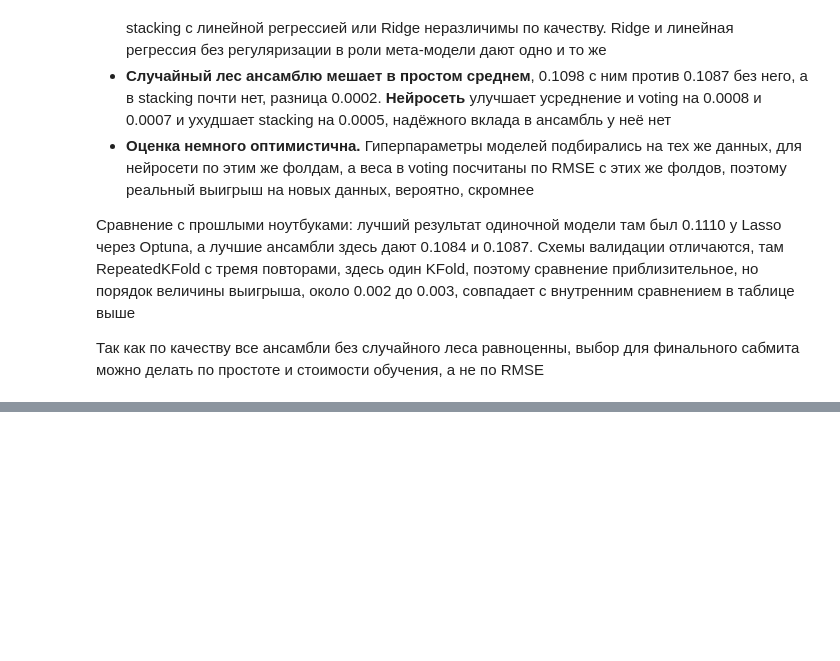
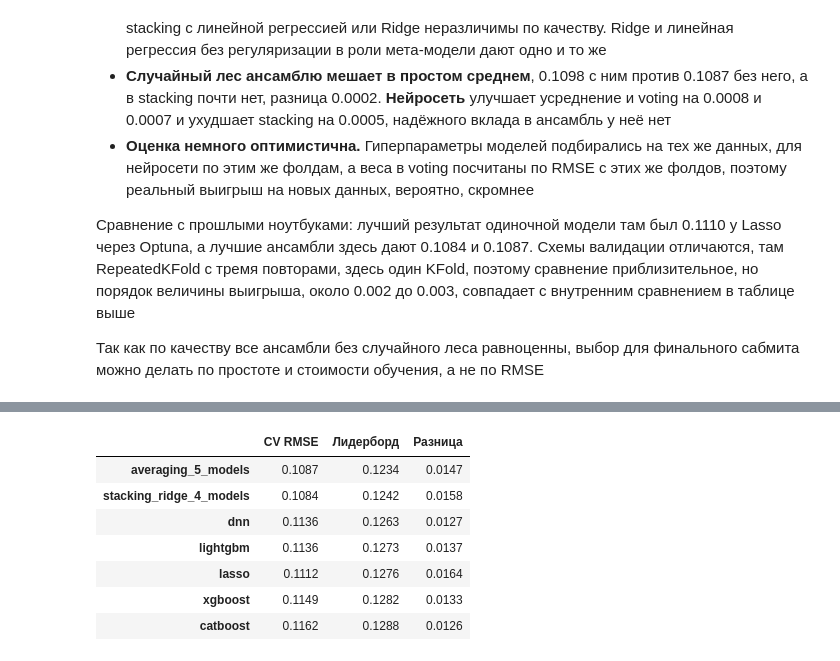
Before and after one commit to LeoFa9/housing_prices, a Jupyter notebook: notebooks/ensembles.ipynb, the cells around one changed output, grey strips where cells are left out. Drawn from its saved outputs; the diff is of its cells as text; code cells hidden in the pictures; blank space fills up the shorter version.

```diff
--- a/notebooks/ensembles.ipynb
+++ b/notebooks/ensembles.ipynb
@@ -469,0 +476,44 @@ for meta_name, build_meta in meta_models.items():
+# %%
+import subprocess
+import sys
+from io import StringIO
+
+COMPETITION = "house-prices-advanced-regression-techniques"
+
+cv_experiment_by_file = {
+    "lasso": "1. lasso",
+    "xgboost": "1. xgboost",
+    "lightgbm": "1. lightgbm",
+    "catboost": "1. catboost",
+    "dnn": "1. dnn",
+    "averaging_5_models": "2. усреднение, 5 моделей без леса",
+    "stacking_ridge_4_models": "5. stacking Ridge, 4 модели без леса и нейросети",
+}
+
+kaggle_output = subprocess.run(
+    [sys.executable, "-m", "kaggle.cli", "competitions", "submissions", "-c", COMPETITION, "-v"],
+    capture_output=True,
+    text=True,
+    check=True,
+).stdout
+submissions = pd.read_csv(StringIO(kaggle_output)).sort_values("date").drop_duplicates("fileName", keep="last")
+public_score = submissions.set_index("fileName")["publicScore"]
+cv_rmse = pd.DataFrame(results).drop_duplicates("experiment").set_index("experiment")["rmse"]
+
+leaderboard = pd.DataFrame(
+    {
+        "CV RMSE": {name: cv_rmse[experiment] for name, experiment in cv_experiment_by_file.items()},
+        "Лидерборд": {name: public_score[f"{name}_submission.csv"] for name in cv_experiment_by_file},
+    }
+)
+leaderboard["Разница"] = leaderboard["Лидерборд"] - leaderboard["CV RMSE"]
+leaderboard.sort_values("Лидерборд").round(4)
+# %% [output]
+|  | CV RMSE | Лидерборд | Разница |
+| averaging_5_models | 0.1087 | 0.1234 | 0.0147 |
+| stacking_ridge_4_models | 0.1084 | 0.1242 | 0.0158 |
+| dnn | 0.1136 | 0.1263 | 0.0127 |
+| lightgbm | 0.1136 | 0.1273 | 0.0137 |
+| lasso | 0.1112 | 0.1276 | 0.0164 |
+| xgboost | 0.1149 | 0.1282 | 0.0133 |
+| catboost | 0.1162 | 0.1288 | 0.0126 |
```
Also changed, not shown: parts of 2 cells of this notebook, 1 other file.
